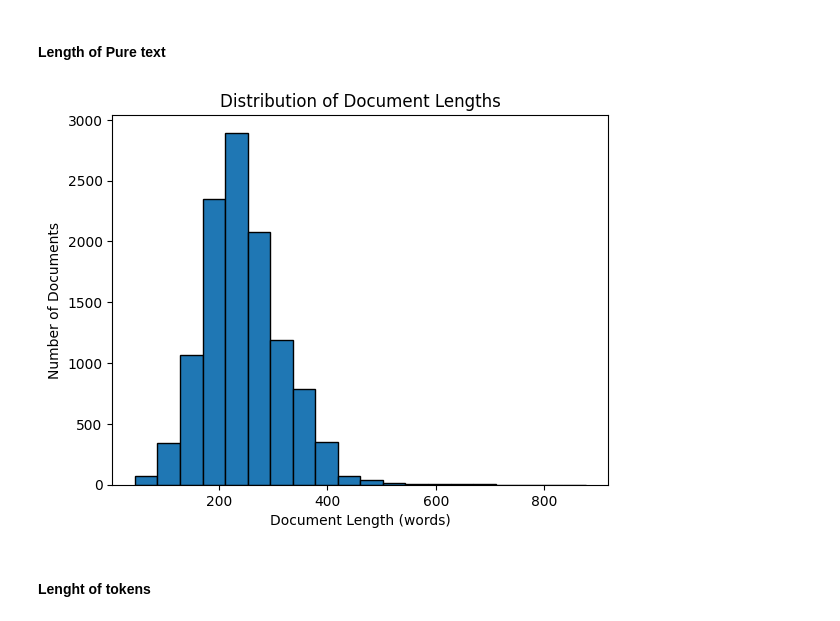
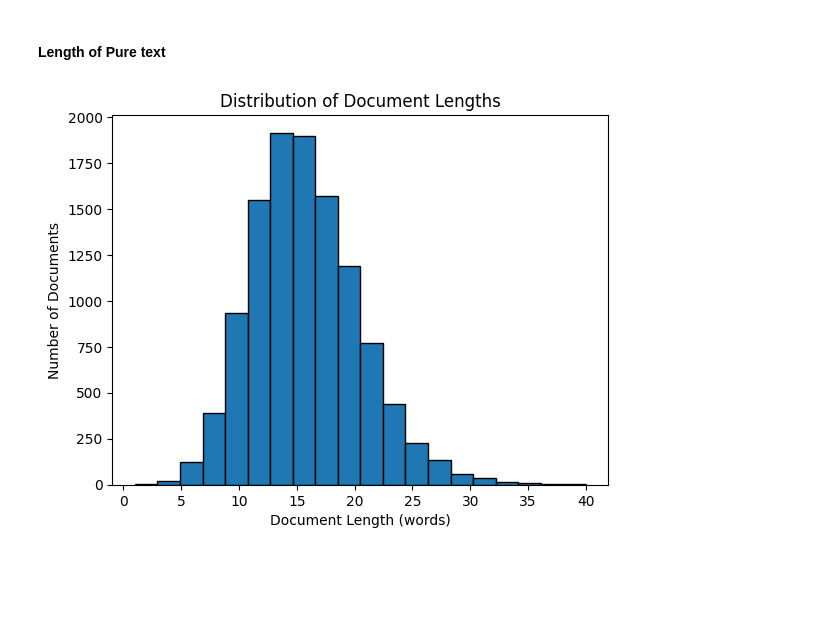
Before and after one commit to gabriel-ferreira-life/NLP-Title-Generation, a Jupyter notebook: exploratory_data_analysis/eda.ipynb, the cells around one changed output. Drawn from its saved outputs; the diff is of its cells as text; code cells hidden in the pictures; blank space fills up the shorter version.

```diff
--- a/exploratory_data_analysis/eda.ipynb
+++ b/exploratory_data_analysis/eda.ipynb
@@ -43,7 +43,7 @@ final_path = os.path.join(file_path, file_name)
 
 # Load json file
 df = pd.read_json(final_path)
-df = df.drop(columns=['Journal'])
+df = df.drop(columns=['Journal', 'PMID'])
 print(f"Shape of the original dataset: {df.shape}", "\n")
 df.head()
 # %% [output]
@@ -148,6 +133,0 @@ def gensim_key_phrase_extractor(list_of_tokens):
-# %%
-# Bigram
-df_processed['title_bigram'] = gensim_key_phrase_extractor(df_processed['title_nltk_token'])
-df_processed['abstract_bigram'] = gensim_key_phrase_extractor(df_processed['abstract_nltk_token'])
-
-df_processed.head()
@@ -166,14 +139,12 @@ import matplotlib.pyplot as plt
 #### Length of Pure text
 # %%
 # Tokenize first
-doc_lengths = [len(doc.split()) for doc in df_processed['Abstract']]
+doc_lengths = [len(doc.split()) for doc in df_processed['Title']]
 
 plt.hist(doc_lengths, bins=20, edgecolor='black')
 plt.xlabel('Document Length (words)')
 plt.ylabel('Number of Documents')
 plt.title('Distribution of Document Lengths')
 plt.show()
 # %% [output]
-[figure, old version]
+[figure, new version]
-# %% [markdown]
-#### Lenght of tokens
```
Also changed, not shown: parts of 15 cells of this notebook, 4 other files.
